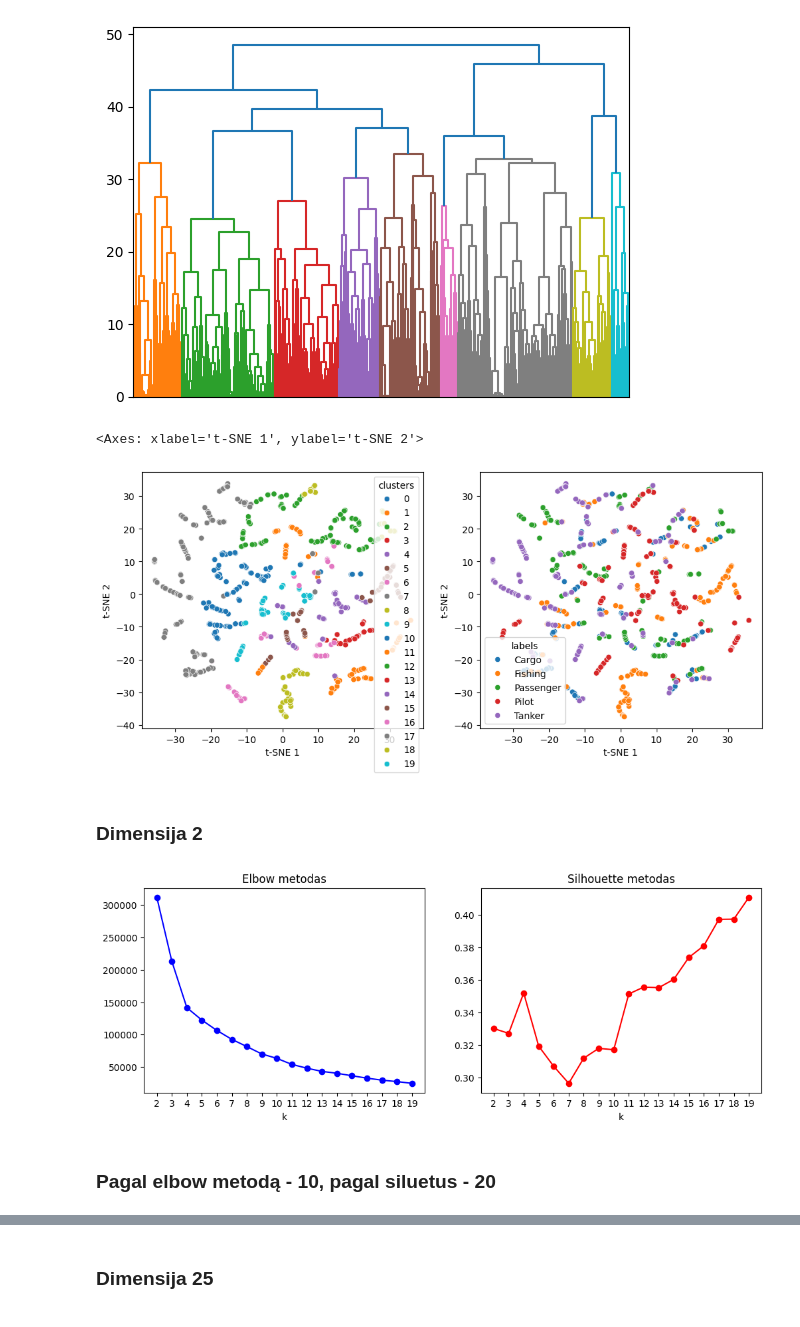
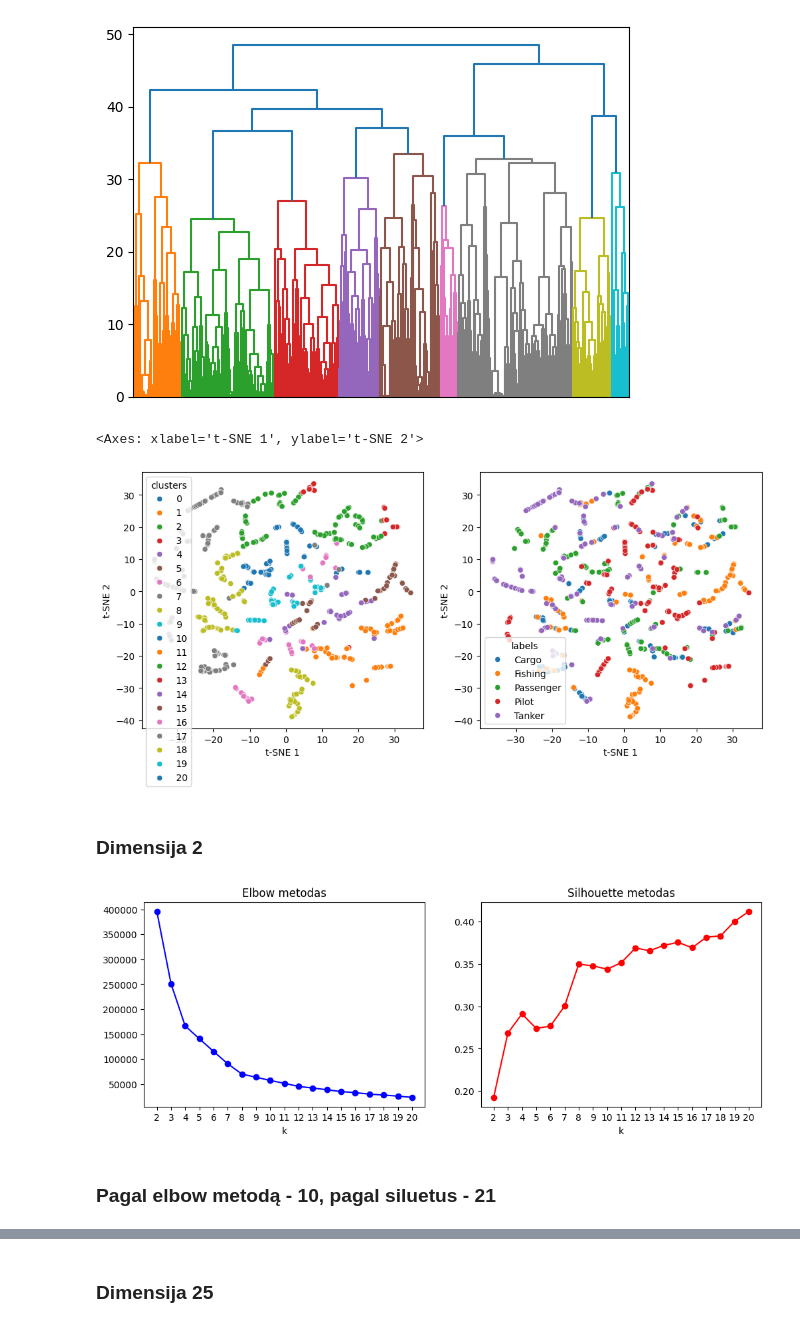
Before and after one commit to lukasjanusauskas/ais-duomenu-vizualizavimas, a Jupyter notebook: 4lab copy.ipynb, the cells around one changed output, grey strips where cells are left out. Cells and saved outputs as stored; diff of their text form; code cells hidden in the pictures.

```diff
--- a/4lab copy.ipynb
+++ b/4lab copy.ipynb
@@ -363,11 +364,11 @@ for linkage in ['complete', 'average', 'single']:
 # %%
 model = AgglomerativeClustering(
-    20, metric='precomputed',
+    21, metric='precomputed',
     linkage='complete',
     compute_distances=True
 )
 
-clusters20 = model.fit_predict(distance_matrix)
+clusters21 = model.fit_predict(distance_matrix)
 
 plot_dendrogram(model, truncate_mode="level")
 plt.xticks(ticks=[], labels=[])
@@ -377,53 +378,53 @@ plt.show()
 # %%
 fig, axs = plt.subplots(ncols=2, figsize=(12, 5))
 
 df_res = pd.DataFrame(embedding, columns=['t-SNE 1', 't-SNE 2'])
-df_res['clusters'] = clusters20
+df_res['clusters'] = clusters21
 
-n_clusters = len(np.unique(clusters20))
+n_clusters = len(np.unique(clusters21))
 
 sns.scatterplot(
     data=df_res, x='t-SNE 1', y='t-SNE 2',
     ax=axs[0],
     hue='clusters',
     palette='tab10',
     hue_norm=(-0.5, n_clusters - 0.5)
 )
 
 df_res = pd.DataFrame(embedding, columns=['t-SNE 1', 't-SNE 2'])
 df_res['labels'] = labels
 
 sns.scatterplot(
     data=df_res, x='t-SNE 1', y='t-SNE 2',
     ax=axs[1],
     hue='labels',
     palette='tab10',
     hue_norm=(-0.5, n_clusters - 0.5)
 )
 # %% [output]
 <Axes: xlabel='t-SNE 1', ylabel='t-SNE 2'>
-[figure, old version]
+[figure, new version]
 # %% [markdown]
 ### Dimensija 2
 # %%
-silhouette_scores, wcbrc, ari_scores, nmi_scores, ch_scores, db_scores = evaluate_clustering_embeddings(embedding, max_n=20, labels=labels, linkage='complete')
+silhouette_scores, wcbrc, ari_scores, nmi_scores, ch_scores, db_scores = evaluate_clustering_embeddings(embedding, max_n=21, labels=labels, linkage='complete')
 
 plt.figure(figsize=(12, 4))
 
 plt.subplot(1, 2, 1)
-plt.plot(range(2, 20), wcbrc, 'bo-')
+plt.plot(range(2, 21), wcbrc, 'bo-')
 plt.title('Elbow metodas'); plt.xlabel('k')
-plt.xticks(ticks=range(2,20), labels=[str(x) for x in range(2, 20)])
+plt.xticks(ticks=range(2,21), labels=[str(x) for x in range(2, 21)])
 
 plt.subplot(1, 2, 2)
-plt.plot(range(2, 20), silhouette_scores, 'ro-')
+plt.plot(range(2, 21), silhouette_scores, 'ro-')
 plt.title('Silhouette metodas')
 plt.xlabel('k')
-plt.xticks(ticks=range(2,20), labels=[str(x) for x in range(2, 20)])
+plt.xticks(ticks=range(2,21), labels=[str(x) for x in range(2, 21)])
 
 plt.show()
 # %% [output]
-[figure, old version]
+[figure, new version]
 # %%
 NUMBER_OF_METRICS = 6
 
@@ -465,7 +466,7 @@ for linkage in ['complete', 'average', 'single']:
     all_metrics['Metodas'].extend( ['Hierarchinis'] * len(db_scores) )
     all_metrics['Hiperparametrų rinkinys'].extend( [{'Jungimo matas': linkage}] * len(db_scores))
 # %% [markdown]
-### Pagal elbow metodą - 10, pagal siluetus - 20
+### Pagal elbow metodą - 10, pagal siluetus - 21
 # %%
 model = AgglomerativeClustering(
     5, metric='euclidean',
```
Also changed, not shown: parts of 25 cells of this notebook, 1 other file.
